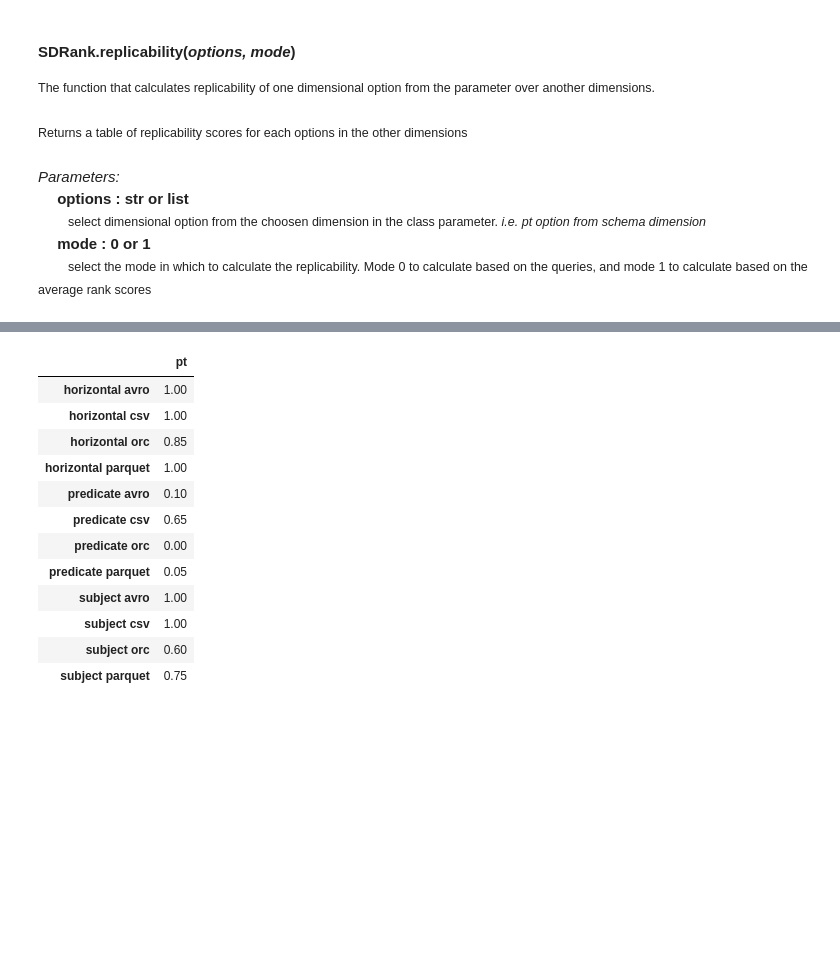
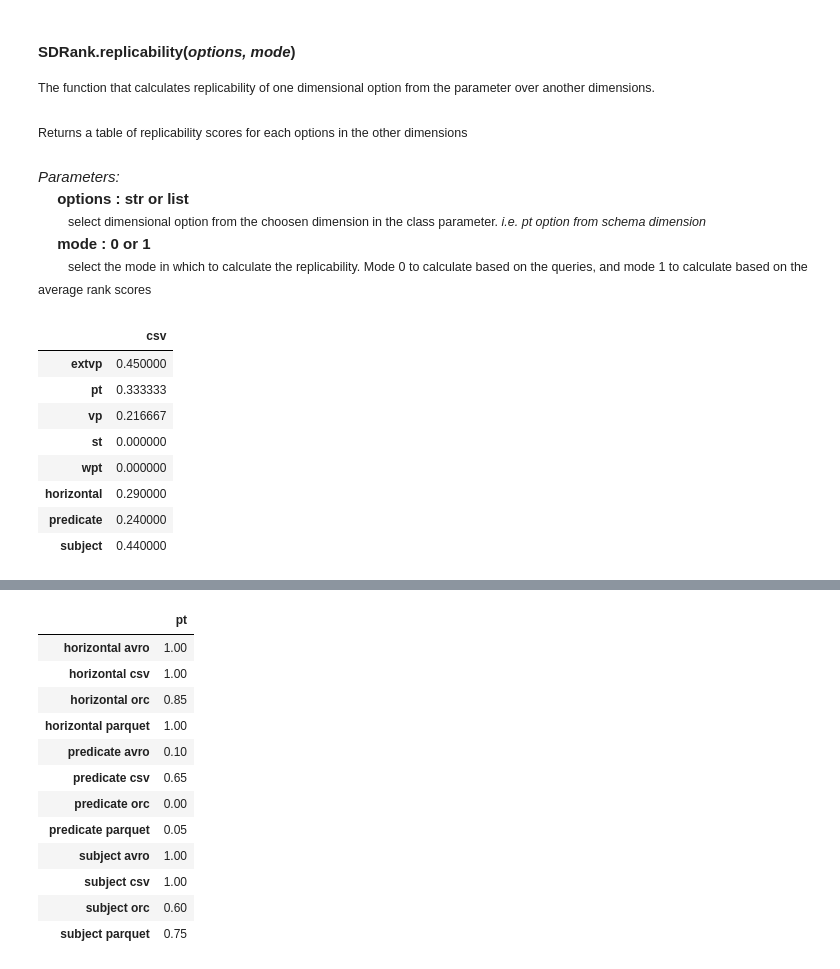
Before and after one commit to DataSystemsGroupUT/PAPyA, a Jupyter notebook: UI Module/BenchRanker.ipynb, the cells around one changed output, grey strips where cells are left out. Cells and saved outputs as stored; diff of their text form; code cells hidden in the pictures; blank space fills up the shorter version.

```diff
--- a/UI Module/BenchRanker.ipynb
+++ b/UI Module/BenchRanker.ipynb
@@ -199,6 +199,20 @@ schemaSDRank_100M.calculateRank('predicate', 'csv', [3,4,5])
 &emsp;&emsp;<small>select dimensional option from the choosen dimension in the class parameter. <i>i.e. pt option from schema dimension<i></small><br>
 &emsp; <b>mode : 0 or 1</b><br>
 &emsp;&emsp;<small>select the mode in which to calculate the replicability. Mode 0 to calculate based on the queries, and mode 1 to calculate based on the average rank scores<br>
+# %%
+# mode 0, replicability on query ; mode 1, replicability on average
+from Rank import SDRank
+SDRank('settings_watdiv.yaml', 'log_watdiv', '100M', 'storage').replicability(options = 'csv', mode = 0)
+# %% [output]
+|  | csv |
+| extvp | 0.450000 |
+| pt | 0.333333 |
+| vp | 0.216667 |
+| st | 0.000000 |
+| wpt | 0.000000 |
+| horizontal | 0.290000 |
+| predicate | 0.240000 |
+| subject | 0.440000 |
 # %%
 # mode 0, replicability on query ; mode 1, replicability on average
 from Rank import SDRank
```
Also changed, not shown: parts of 2 cells of this notebook, 2 other files.
